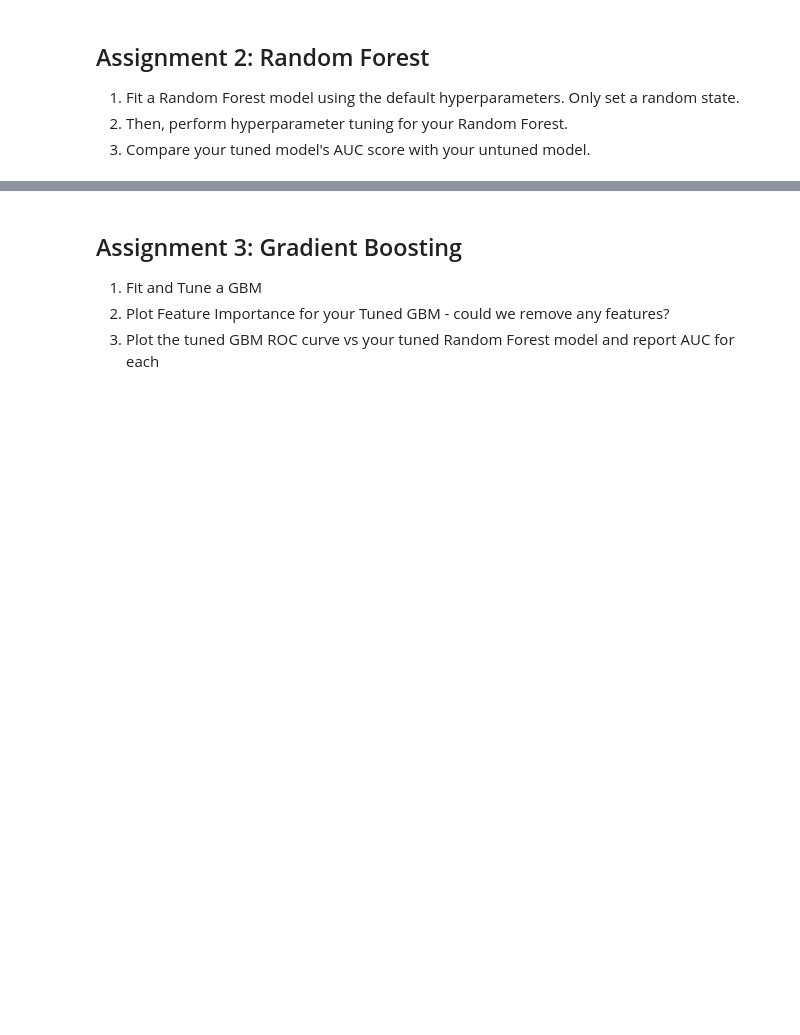
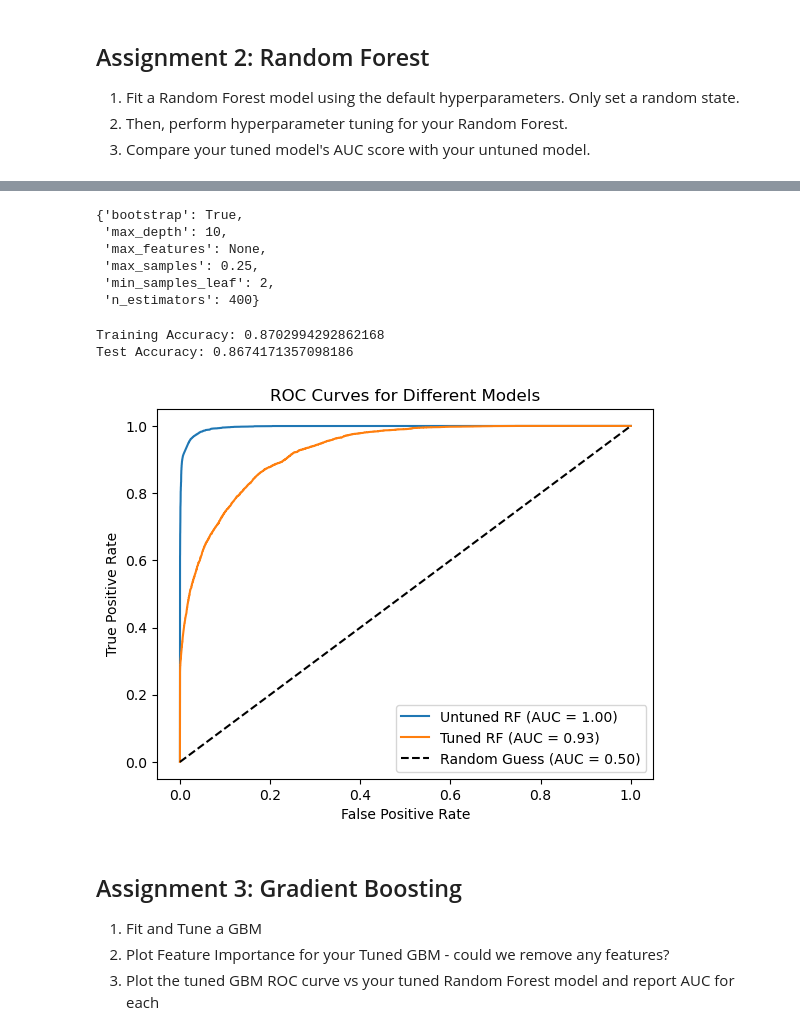
Before and after one commit to Camiloesp/PythonDataScience_SupervisedML, a Jupyter notebook: Classification_Modeling/Assignments/07_ensemble_method_assignments.ipynb, the cells around one changed output, grey strips where cells are left out. Drawn from its saved outputs; the diff is of its cells as text; code cells hidden in the pictures; blank space fills up the shorter version.

Commit message:
Random Forest Examples

```diff
--- a/Classification_Modeling/Assignments/07_ensemble_method_assignments.ipynb
+++ b/Classification_Modeling/Assignments/07_ensemble_method_assignments.ipynb
@@ -118,3 +118,11 @@ Test Accuracy: 0.8621013133208255
 1. Fit a Random Forest model using the default hyperparameters. Only set a random state.
 2. Then, perform hyperparameter tuning for your Random Forest.
 3. Compare your tuned model's AUC score with your untuned model.
+# %%
+from sklearn.ensemble import RandomForestClassifier
+
+rf_untuned = RandomForestClassifier(random_state=2023, n_jobs=-10)
+rf_untuned.fit(X_train, y_train)
+
+print(f"Train Accuracy: {rf_untuned.score(X_train, y_train)}")
+print(f"Test Accuracy: {rf_untuned.score(X_test, y_test)}")
@@ -121,3 +199,75 @@ Test Accuracy: 0.8621013133208255
+# %%
+from sklearn.model_selection import GridSearchCV
+import numpy as np
+
+
+rf = RandomForestClassifier(random_state=2023, n_jobs=-1)
+
+
+params = {
+    'n_estimators': np.arange(start=350, stop=450, step=10),
+    'bootstrap': [True],
+    'max_features': [None],
+    'max_samples': [.25, .3],
+    'max_depth': [10],
+    'min_samples_leaf': [2, 3, 4]
+}
+
+grid = GridSearchCV(
+    rf,
+    params,
+    scoring="accuracy"
+)
+
+grid.fit(X_train, y_train)
+
+grid.best_params_
+# %% [output]
+{'bootstrap': True,
+ 'max_depth': 10,
+ 'max_features': None,
+ 'max_samples': 0.25,
+ 'min_samples_leaf': 2,
+ 'n_estimators': 400}
+# %%
+rf = RandomForestClassifier(random_state=2023, n_jobs=-1, **grid.best_params_)
+
+rf.fit(X_train, y_train)
+
+print(f"Training Accuracy: {rf.score(X_train, y_train)}")
+print(f"Test Accuracy: {rf.score(X_test, y_test)}")
+# %% [output]
+Training Accuracy: 0.8702994292862168
+Test Accuracy: 0.8674171357098186
+# %%
+from sklearn.metrics import roc_curve, auc
+import matplotlib.pyplot as plt
+
+# Generate ROC AUC for untuned model
+y_probs = rf_untuned.predict_proba(X_train)[:,1]
+fpr1, tpr1, thresholds = roc_curve(y_train, y_probs)
+auc_score1 = auc(fpr1, tpr1)
+
+# Generate ROC AUC for tuned model
+y_probs = rf.predict_proba(X_train)[:,1]
+fpr2, tpr2, thresholds = roc_curve(y_train, y_probs)
+auc_score2 = auc(fpr2, tpr2)
+
+# Plot the ROC curve
+plt.plot(fpr1, tpr1, label=f'Untuned RF (AUC = {auc_score1:.2f})')
+plt.plot(fpr2, tpr2, label=f'Tuned RF (AUC = {auc_score2:.2f})')
+
+# Draw random guess
+plt.plot([0,1], [0,1], 'k--', label='Random Guess (AUC = 0.50)')
+
+# Modify Formatting
+plt.xlabel('False Positive Rate')
+plt.ylabel('True Positive Rate')
+plt.title('ROC Curves for Different Models')
+plt.legend()
+plt.show()
+# %% [output]
+[figure, added]
 # %% [markdown]
 ## Assignment 3: Gradient Boosting
 
```
Also changed, not shown: parts of 3 cells of this notebook, 1 other file.
